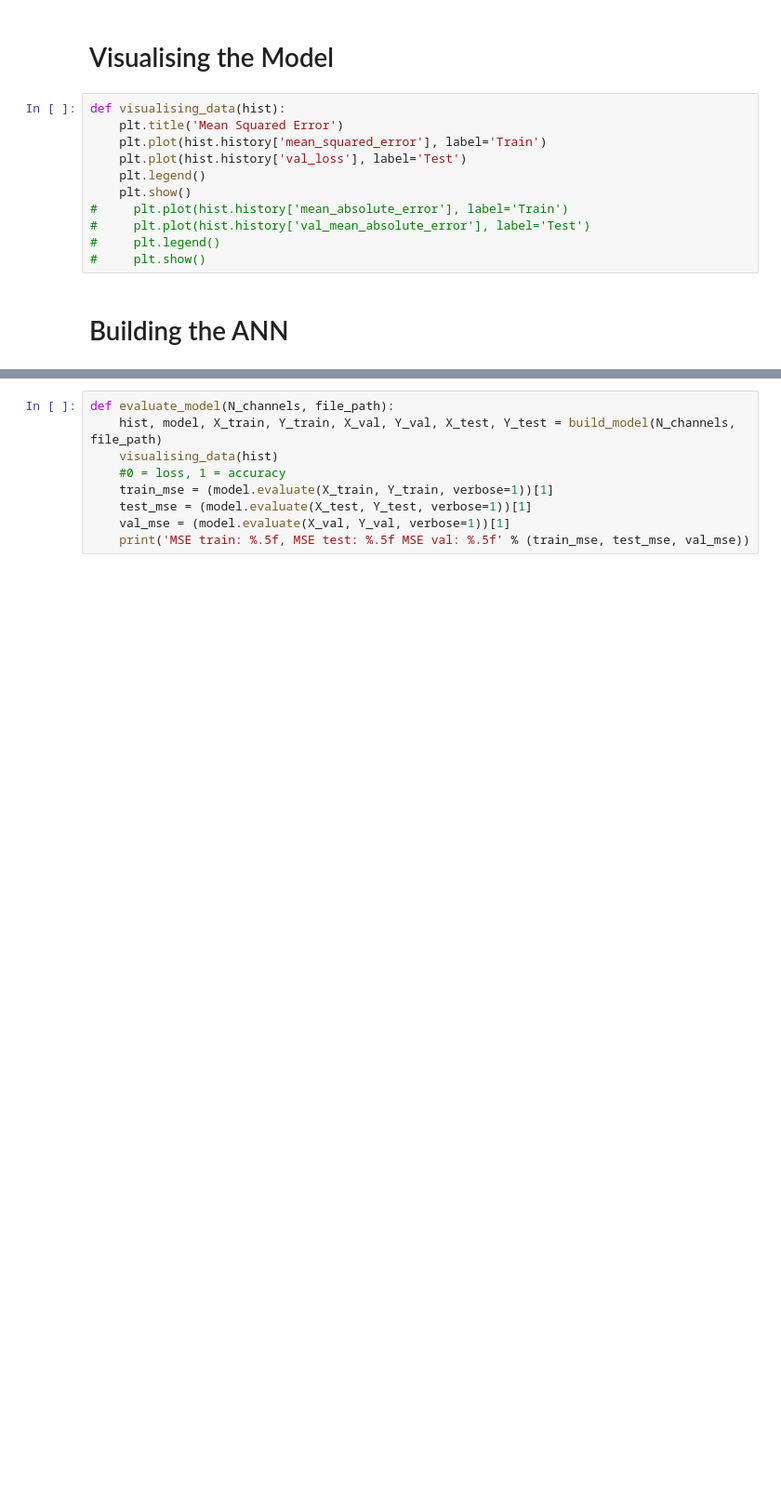
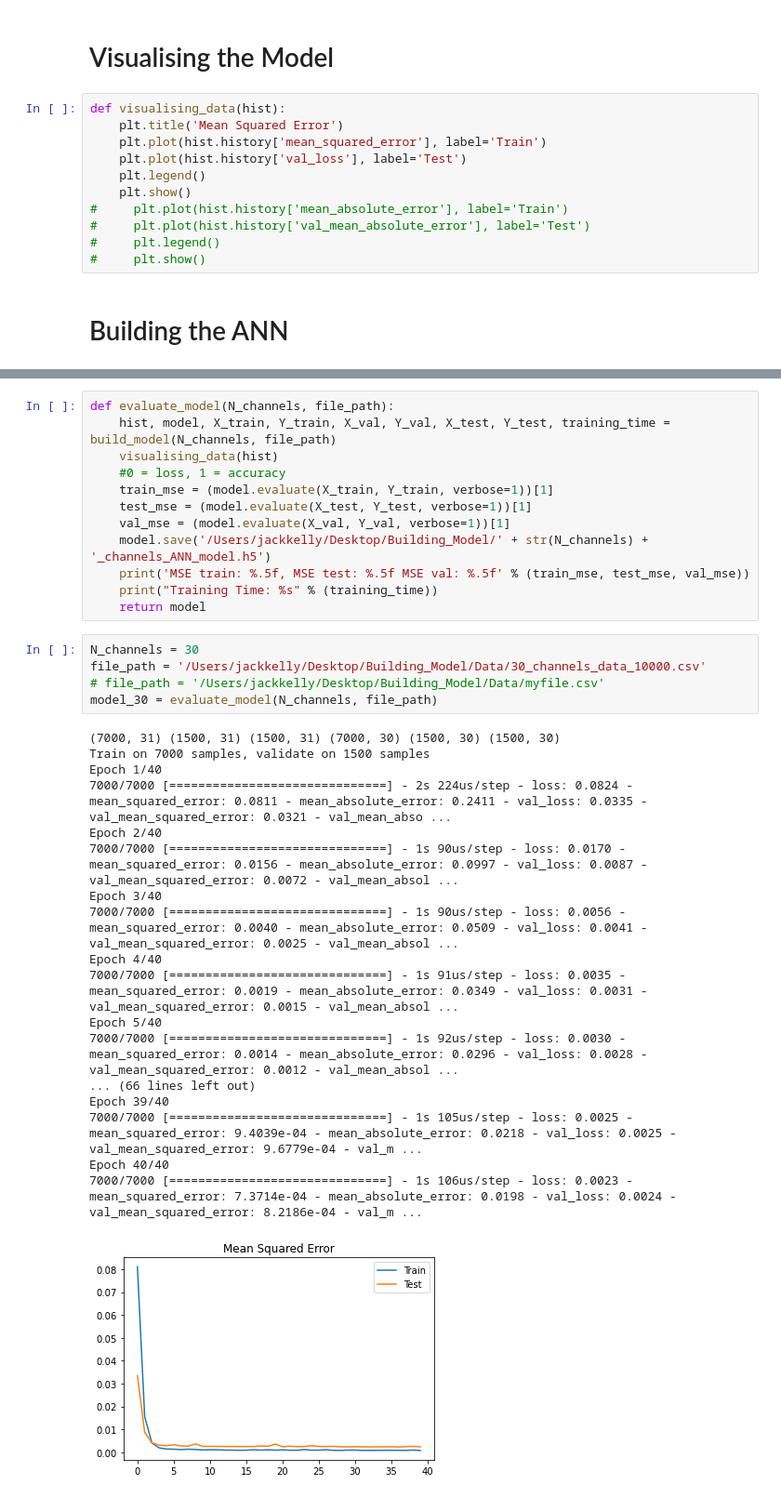
Before and after one commit to JackKelly1/4th-Year-Project, a Jupyter notebook: ANN.ipynb, the cells around one changed output, grey strips where cells are left out. Shown at 93% size. Drawn from its saved outputs; the diff is of its cells as text; blank space fills up the shorter version.

```diff
--- a/ANN.ipynb
+++ b/ANN.ipynb
@@ -84,9 +86,36 @@ def build_model(N_channels, file_path):
 # %%
 def evaluate_model(N_channels, file_path):
-    hist, model, X_train, Y_train, X_val, Y_val, X_test, Y_test = build_model(N_channels, file_path)
+    hist, model, X_train, Y_train, X_val, Y_val, X_test, Y_test, training_time = build_model(N_channels, file_path)
     visualising_data(hist)
     #0 = loss, 1 = accuracy
     train_mse = (model.evaluate(X_train, Y_train, verbose=1))[1]
     test_mse = (model.evaluate(X_test, Y_test, verbose=1))[1]
     val_mse = (model.evaluate(X_val, Y_val, verbose=1))[1]
+    model.save('/Users/jackkelly/Desktop/Building_Model/' + str(N_channels) + '_channels_ANN_model.h5')
     print('MSE train: %.5f, MSE test: %.5f MSE val: %.5f' % (train_mse, test_mse, val_mse))
+    print("Training Time: %s" % (training_time))
+    return model
+# %%
+N_channels = 30
+file_path = '/Users/jackkelly/Desktop/Building_Model/Data/30_channels_data_10000.csv'
+# file_path = '/Users/jackkelly/Desktop/Building_Model/Data/myfile.csv'
+model_30 = evaluate_model(N_channels, file_path)
+# %% [output]
+(7000, 31) (1500, 31) (1500, 31) (7000, 30) (1500, 30) (1500, 30)
+Train on 7000 samples, validate on 1500 samples
+Epoch 1/40
+7000/7000 [==============================] - 2s 224us/step - loss: 0.0824 - mean_squared_error: 0.0811 - mean_absolute_error: 0.2411 - val_loss: 0.0335 - val_mean_squared_error: 0.0321 - val_mean_abso ...
+Epoch 2/40
+7000/7000 [==============================] - 1s 90us/step - loss: 0.0170 - mean_squared_error: 0.0156 - mean_absolute_error: 0.0997 - val_loss: 0.0087 - val_mean_squared_error: 0.0072 - val_mean_absol ...
+Epoch 3/40
+7000/7000 [==============================] - 1s 90us/step - loss: 0.0056 - mean_squared_error: 0.0040 - mean_absolute_error: 0.0509 - val_loss: 0.0041 - val_mean_squared_error: 0.0025 - val_mean_absol ...
+Epoch 4/40
+7000/7000 [==============================] - 1s 91us/step - loss: 0.0035 - mean_squared_error: 0.0019 - mean_absolute_error: 0.0349 - val_loss: 0.0031 - val_mean_squared_error: 0.0015 - val_mean_absol ...
+Epoch 5/40
+7000/7000 [==============================] - 1s 92us/step - loss: 0.0030 - mean_squared_error: 0.0014 - mean_absolute_error: 0.0296 - val_loss: 0.0028 - val_mean_squared_error: 0.0012 - val_mean_absol ...
+... (66 lines left out)
+Epoch 39/40
+7000/7000 [==============================] - 1s 105us/step - loss: 0.0025 - mean_squared_error: 9.4039e-04 - mean_absolute_error: 0.0218 - val_loss: 0.0025 - val_mean_squared_error: 9.6779e-04 - val_m ...
+Epoch 40/40
+7000/7000 [==============================] - 1s 106us/step - loss: 0.0023 - mean_squared_error: 7.3714e-04 - mean_absolute_error: 0.0198 - val_loss: 0.0024 - val_mean_squared_error: 8.2186e-04 - val_m ...
+[figure, added]
```
Also changed, not shown: parts of 8 cells of this notebook.
